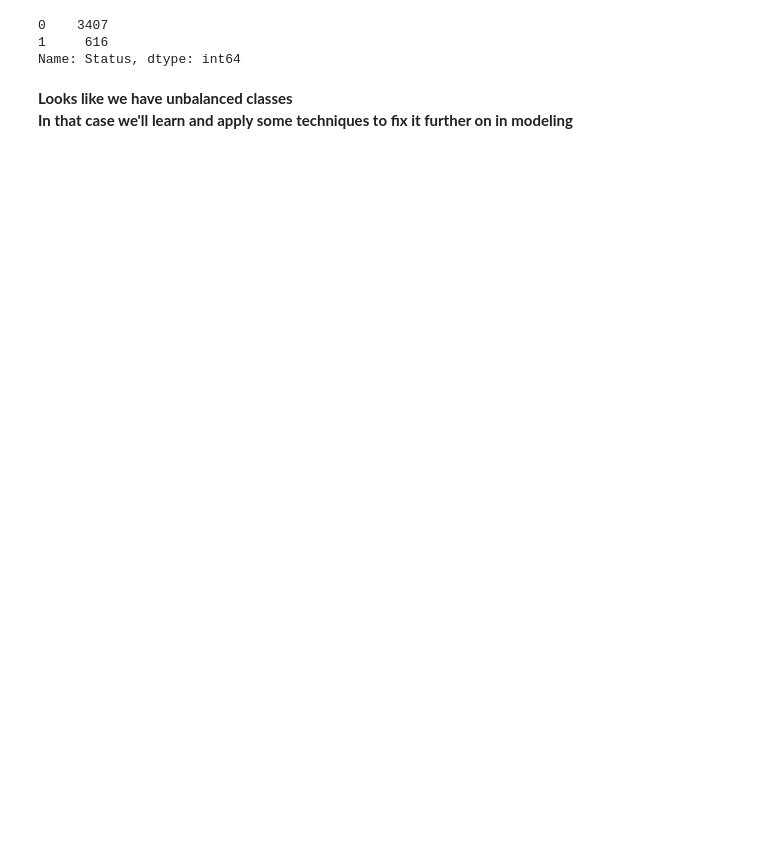
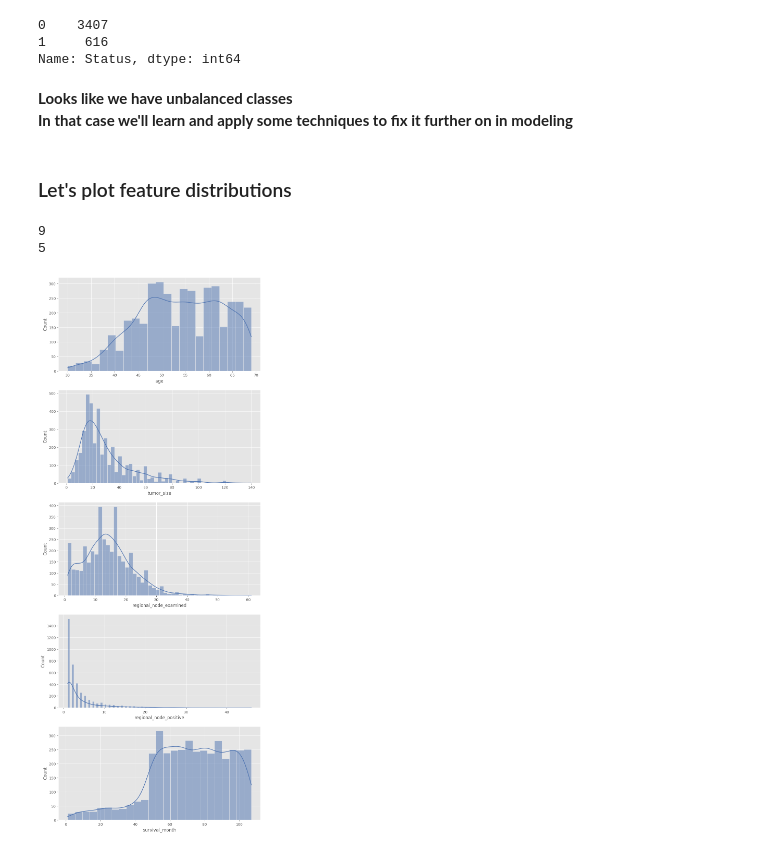
Before and after one commit to Lamantin12/data_science_projects, a Jupyter notebook: breast_cancer/breast_cancer_analysis.ipynb, the cells around one changed output. Drawn from its saved outputs; the diff is of its cells as text; code cells hidden in the pictures; blank space fills up the shorter version.

```diff
--- a/breast_cancer/breast_cancer_analysis.ipynb
+++ b/breast_cancer/breast_cancer_analysis.ipynb
@@ -88,17 +95,12 @@ dtype: int64
 # %%
-# drop dublicates
-
-cancer_raw_data = cancer_raw_data.drop_duplicates()
-assert cancer_raw_data.duplicated().sum() == 0
-
 # boolean columns transform
-
 boolean_columns = [
     'Estrogen Status',
     'Progesterone Status'
 ]
 for column in boolean_columns:
-    cancer_raw_data[column] = cancer_raw_data[column].apply(lambda x: 1 if x=='Positive' else 0)
-
-# target transform
-target = cancer_raw_data['Status'].apply(lambda x: 1 if x=='Dead' else 0)
+    cancer_raw_data[column] = pd.to_numeric(cancer_raw_data[column].apply(lambda x: 1 if x=='Positive' else 0))
+# %%
+# target transform
+target = pd.to_numeric(cancer_raw_data['Status'].apply(lambda x: 1 if x=='Dead' else 0))
+cancer_raw_data['Status'] = pd.to_numeric(cancer_raw_data['Status'].apply(lambda x: 1 if x=='Dead' else 0))
@@ -105 +144,3 @@ target = cancer_raw_data['Status'].apply(lambda x: 1 if x=='Dead' else 0)
+# %%
+cancer_data = cancer_raw_data.copy()
 # %% [markdown]
@@ -113,3 +156,35 @@ Name: Status, dtype: int64
 # %% [markdown]
 **Looks like we have unbalanced classes
 In that case we'll learn and apply some techniques to fix it further on in modeling**
+# %% [markdown]
+### Let's plot feature distributions
+# %%
+numerical_features = [
+    'age',
+    'tumor_size',
+    'regional_node_examined',
+    'regional_node_positive',
+    'survival_month',
+]
+categorical_features = [
+    'race',
+    'mariage',
+    't_stage',
+    'n_stage',
+    'sixth_stage',
+    'grade',
+    'a_stage',
+    'estrogen_status',
+    'progesterone_status',
+]
+print(len(categorical_features))
+print(len(numerical_features))
+# %% [output]
+9
+5
+# %%
+fig, ax = plt.subplots(5, 1, figsize=(10,27))
+for i, axs in enumerate(ax.flatten()):
+    sns.histplot(cancer_data[numerical_features[i]], ax=axs, kde=True)
+# %% [output]
+[figure, added]
```
Also changed, not shown: parts of 16 cells of this notebook, 1 other file.
